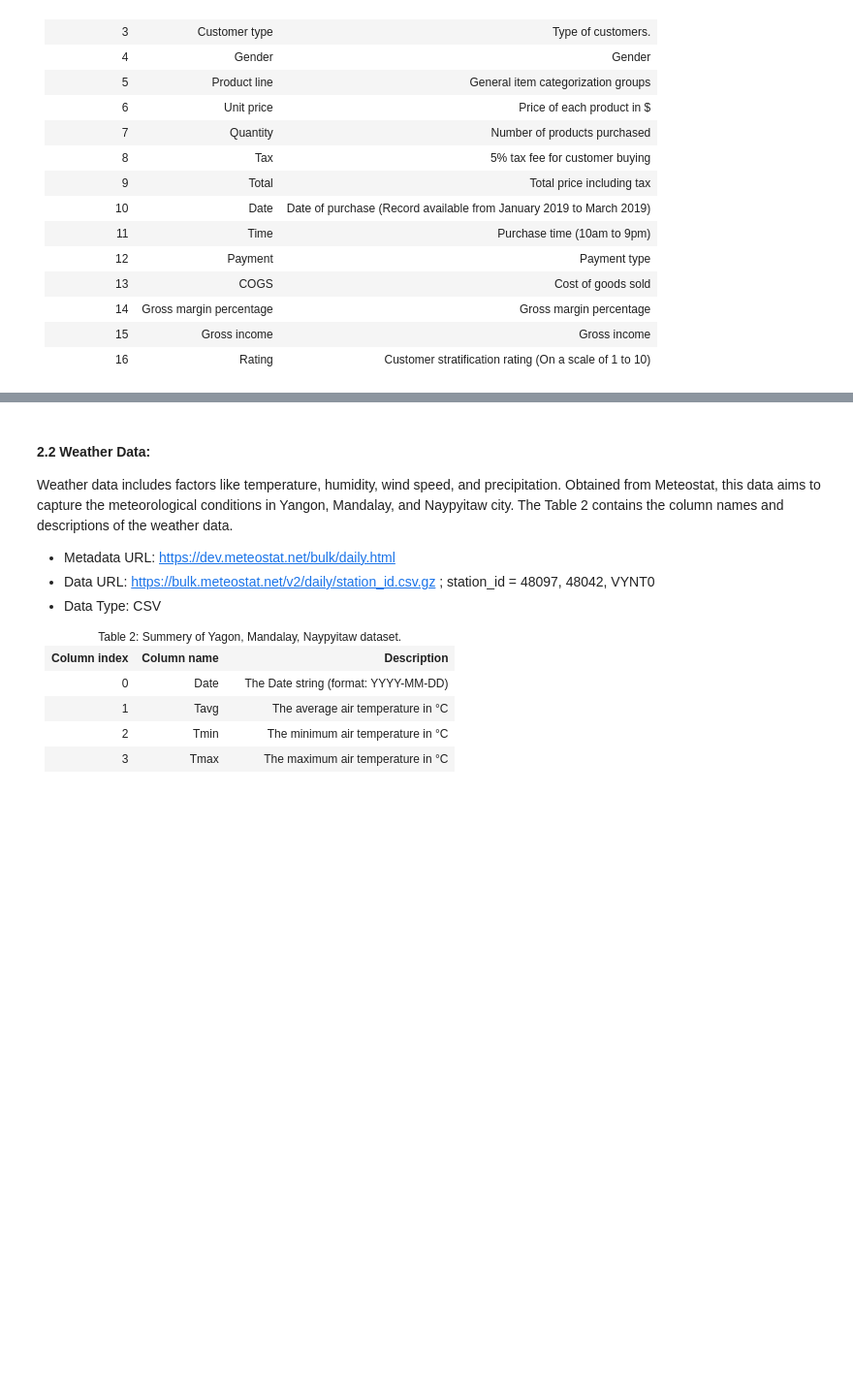
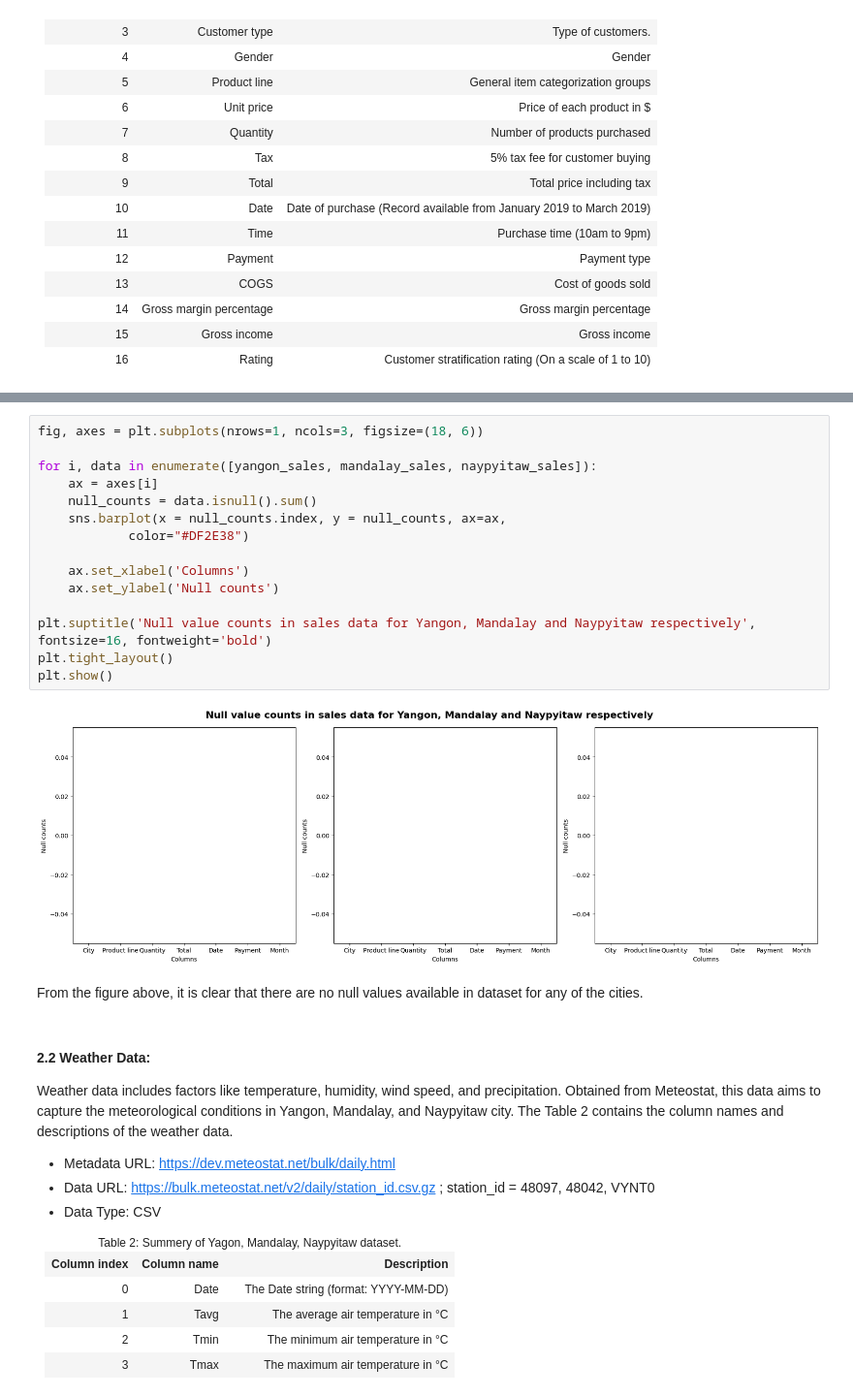
Before and after one commit to jvalue/made-template, a Jupyter notebook: project/report.ipynb, the cells around one changed output, grey strips where cells are left out. Shown at 97% size. Cells and saved outputs as stored; diff of their text form; blank space fills up the shorter version.

```diff
--- a/project/report.ipynb
+++ b/project/report.ipynb
@@ -160,3 +178,22 @@ This dataset provides daily sales information from Supershops in the specified c
+# %%
+fig, axes = plt.subplots(nrows=1, ncols=3, figsize=(18, 6))
+
+for i, data in enumerate([yangon_sales, mandalay_sales, naypyitaw_sales]):
+    ax = axes[i]
+    null_counts = data.isnull().sum()
+    sns.barplot(x = null_counts.index, y = null_counts, ax=ax,
+            color="#DF2E38")
+
+    ax.set_xlabel('Columns')
+    ax.set_ylabel('Null counts')
+
+plt.suptitle('Null value counts in sales data for Yangon, Mandalay and Naypyitaw respectively', fontsize=16, fontweight='bold')
+plt.tight_layout()
+plt.show()
+# %% [output]
+[figure, added]
+# %% [markdown]
+From the figure above, it is clear that there are no null values available in dataset for any of the cities.
 # %% [markdown]
 #### 2.2 Weather Data:
 Weather data includes factors like temperature, humidity, wind speed, and precipitation. Obtained from Meteostat, this data aims to capture the meteorological conditions in Yangon, Mandalay, and Naypyitaw city. The Table 2 contains the column names and descriptions of the weather data.
```
Also changed, not shown: parts of 9 cells of this notebook.
